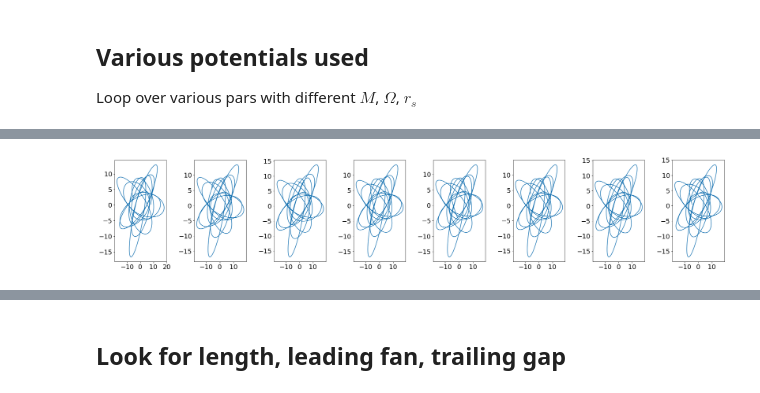
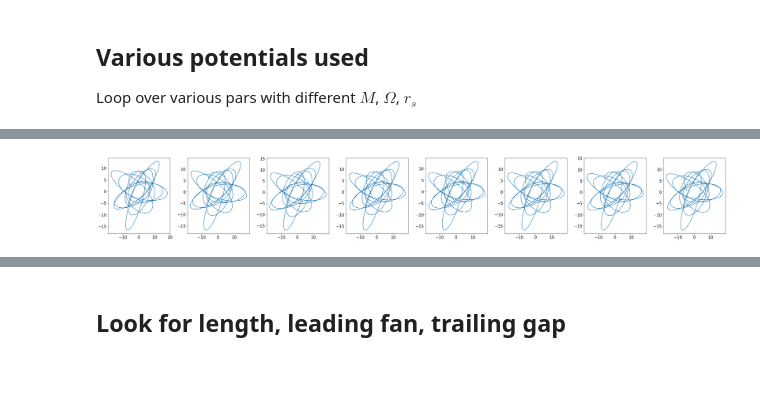
Before and after one commit to adrn/Pal5sBiggestFan, a Jupyter notebook: notebooks/ExploreBarModels.ipynb, the cells around one changed output, grey strips where cells are left out. Cells and saved outputs as stored; diff of their text form; code cells hidden in the pictures.

```diff
--- a/notebooks/ExploreBarModels.ipynb
+++ b/notebooks/ExploreBarModels.ipynb
@@ -80,3 +83,12 @@ len(potentials)
+# %%
+pot_flat = gp.CCompositePotential()
+pot_flat['halo'] = gp.NFWPotential(m = mw['halo'].parameters['m'],
+                                  r_s = mw['halo'].parameters['r_s'],
+                                  c = 0.5, units=galactic)
+pot_flat['disk'] = mw['disk']
+pot_flat['bulge'] = mw['bulge']
+
+pot_nobar_flat  = pot_flat
 # %%
 # Setting Sun's params - should update distance
 v_lsr = [11.1, 24.0, 7.25]*u.km/u.s
@@ -105,19 +122,23 @@ for i in range(len(potentials)):
+# %%
+## ALSO DO IN FLATTENED POTENTIAL
+orbit = pot_nobar_flat.integrate_orbit(w0, dt=-0.5, n_steps=n_steps, Integrator=gi.DOPRI853Integrator)
+forw_orbit_flat = orbit[::-1]
 # %%
-fig,axes = plt.subplots(1,len(potentials),figsize=(25,5))
+fig,axes = plt.subplots(1,len(potentials),figsize=(35,5))
 for i in range(len(potentials)):
     orbit = forw_orbit[i].to_frame(static_frame)
 
    # mpl.rcParams.update({'font.size': 22})
     label_size = 18
     matplotlib.rcParams['xtick.labelsize'] = label_size
     matplotlib.rcParams['ytick.labelsize'] = label_size
   #  print(forw_orbit[i].x[0]) #check that orbits are slightly different
     axes[i].plot(orbit.x, orbit.y )
 
     fig.tight_layout()
 #fig.savefig('Fig1.pdf',dpi=400)
 # %% [output]
-[figure, old version]
+[figure, new version]
 # %%
 stream = []
 for i in tqdm(range(len(potentials))):
```
Also changed, not shown: parts of 11 cells of this notebook, 1 other file.
